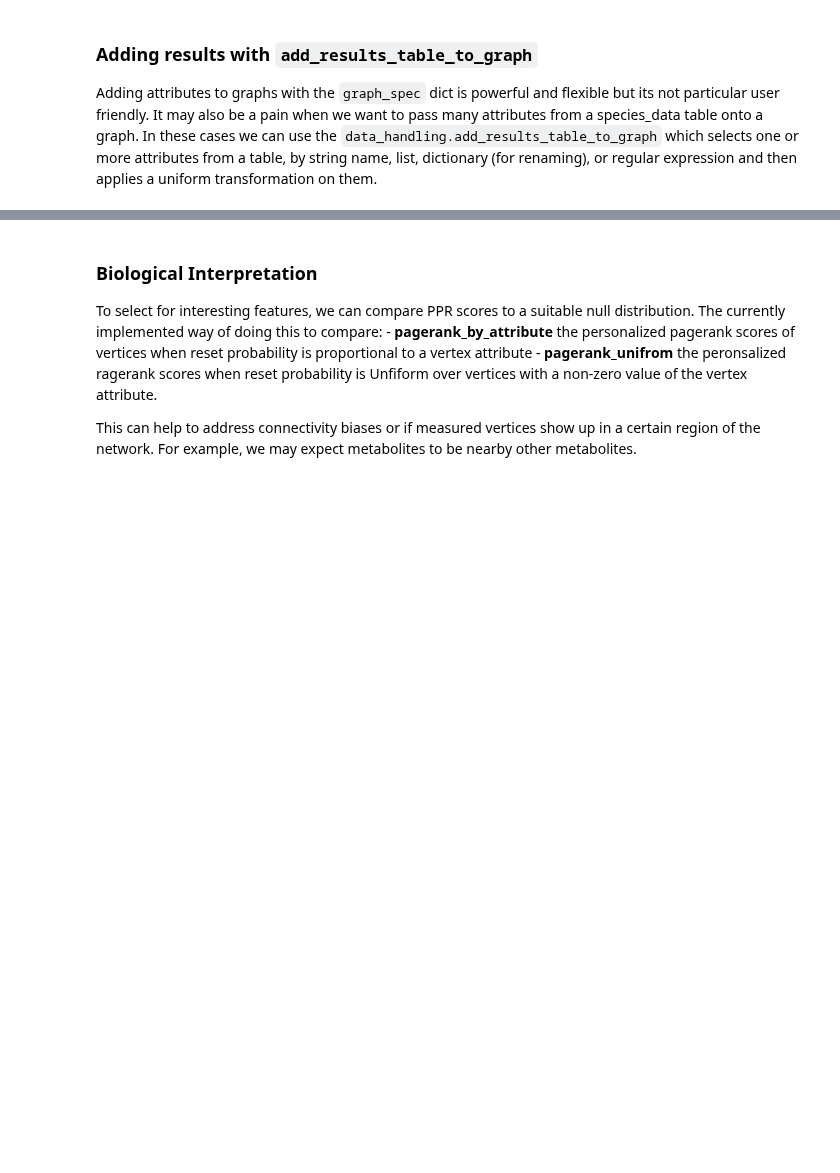
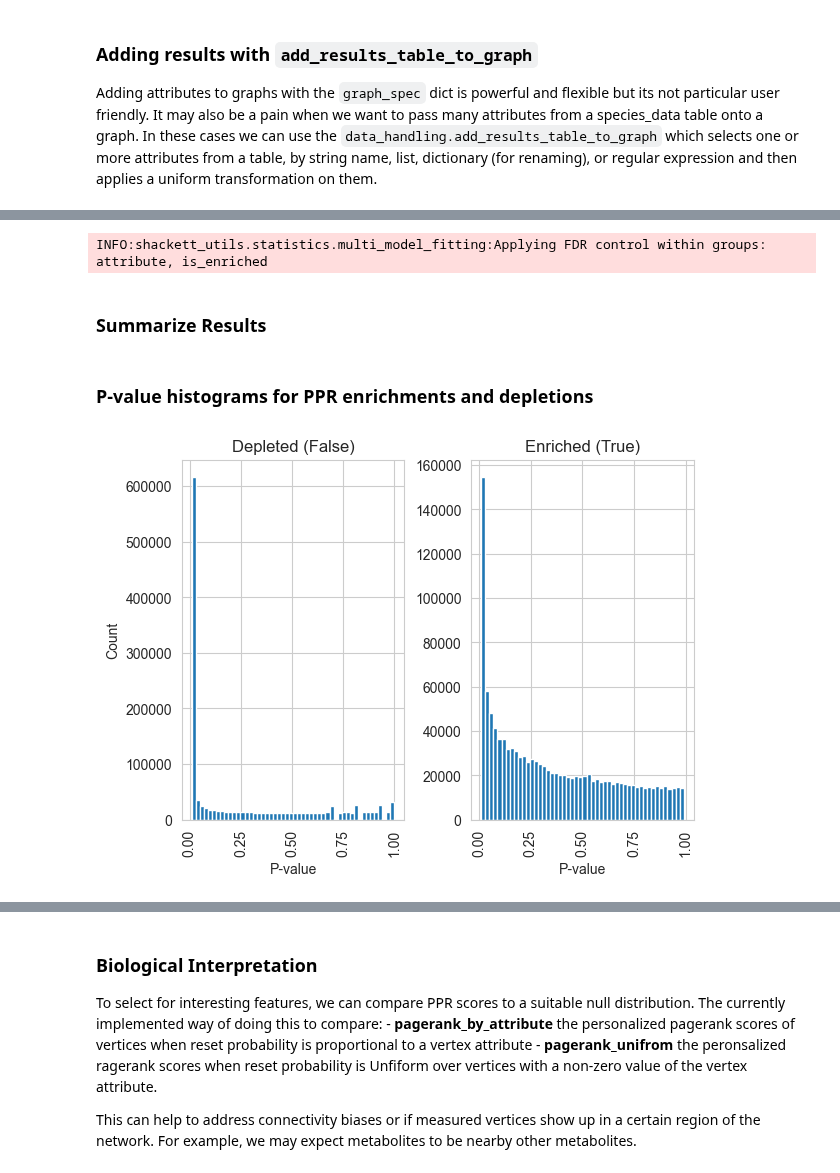
Before and after one commit to napistu/napistu-scrapyard, a Jupyter notebook: applications/forny_2023/napistu_forny.ipynb, the cells around one changed output, grey strips where cells are left out. Cells and saved outputs as stored; diff of their text form; code cells hidden in the pictures; blank space fills up the shorter version.

```diff
--- a/applications/forny_2023/napistu_forny.ipynb
+++ b/applications/forny_2023/napistu_forny.ipynb
@@ -667,0 +881,57 @@ reorganized_results = pd.concat(list(reorganized_results.values()))
+# %%
+# convert from wide to tall format
+def floor_pvalue_by_resolution(p_value, n_samples):
+    """
+    Floor p-values by resolution.
+    """
+
+    return (p_value + 1 / n_samples) * (n_samples / (n_samples + 1))
+
+# name index to vertex_id
+tall_ppr_enrichments = (
+    ppr_with_nulls
+    .reset_index()
+    .rename(columns={"index": "vertex_name"})
+    .melt(id_vars=["vertex_name"], var_name="attribute", value_name="ppr_null_quantile")
+    .assign(p_value = lambda x: hypothesis_testing.quantile_to_pvalue(x["ppr_null_quantile"], "two-tailed"))
+    .assign(is_enriched = lambda x: x["ppr_null_quantile"] > 0.5)
+    # correct for 0 p-values by flooring based on the # of null samples
+    .assign(p_value = lambda x: floor_pvalue_by_resolution(x["p_value"], N_NULL_SAMPLES))
+)
+
+# combine observed and null summaries
+tall_ppr_results =  (
+    ppr_results
+    .reset_index()
+    .rename(columns={"index": "vertex_name"})
+    .melt(id_vars=["vertex_name"], var_name="attribute", value_name="ppr_score")
+    .merge(tall_ppr_enrichments, on=["vertex_name", "attribute"])
+    .dropna(subset=["p_value"])
+)
+
+fdr_controlled_results = multi_model_fitting.control_fdr(
+    tall_ppr_results,
+    grouping_vars = ["attribute", "is_enriched"],
+    require_groups = True
+)
+# %% [output]
+INFO:shackett_utils.statistics.multi_model_fitting:Applying FDR control within groups: attribute, is_enriched
+# %% [markdown]
+### Summarize Results
+# %% [markdown]
+### P-value histograms for PPR enrichments and depletions
+# %%
+def plot_ppr_enrichment_histograms(fdr_controlled_results):
+
+    axes = fdr_controlled_results["p_value"].hist(bins = int(round(N_NULL_SAMPLES/2, 0)), by = fdr_controlled_results["is_enriched"])
+    axes[0].set_title("Depleted (False)")
+    axes[1].set_title("Enriched (True)")
+    axes[0].set_xlabel("P-value")
+    axes[0].set_ylabel("Count")
+    axes[1].set_xlabel("P-value")
+
+    plt.show()
+
+plot_ppr_enrichment_histograms(fdr_controlled_results)
+# %% [output]
+[figure, added]
```
Also changed, not shown: parts of 41 cells of this notebook, 7 other files.
